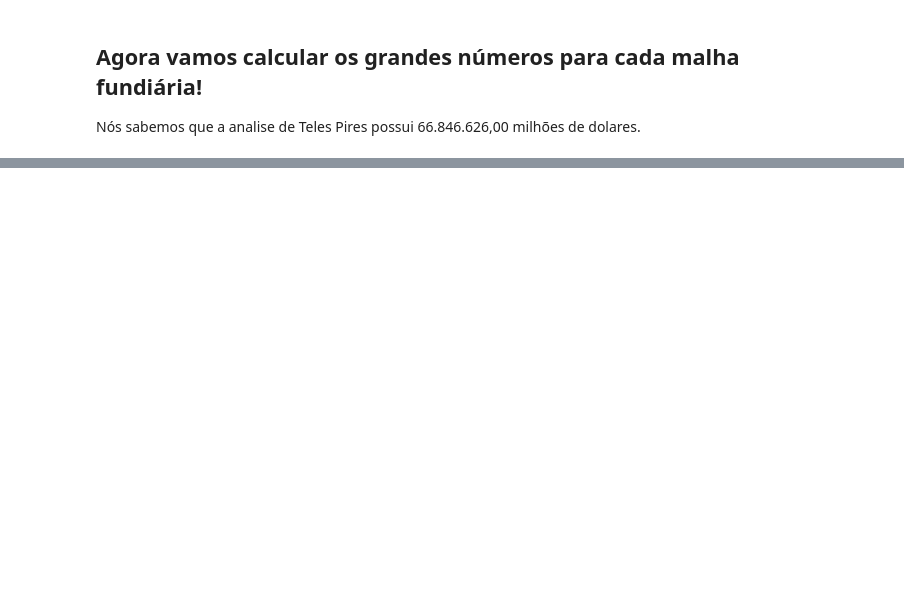
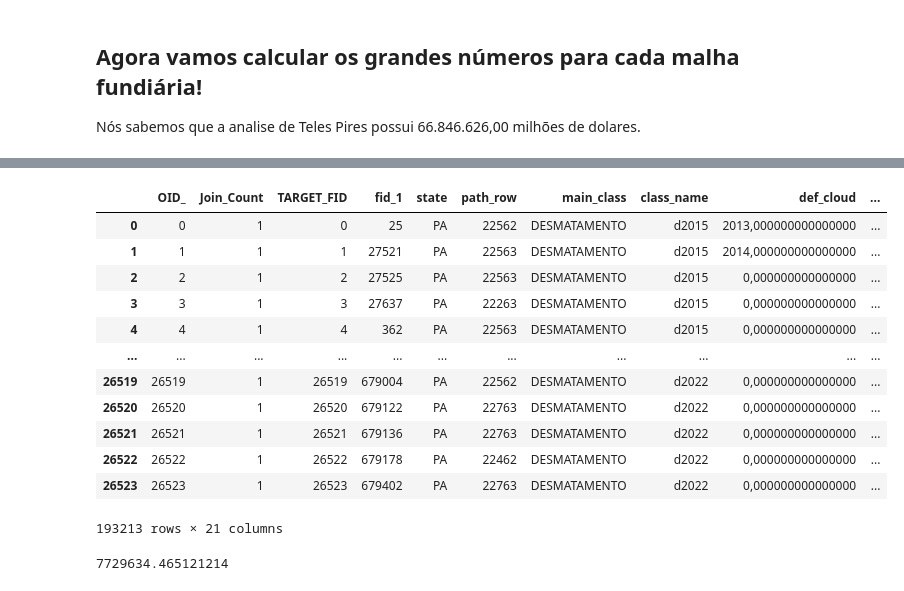
Before and after one commit to EduMinsky/AnaliseTelesPires, a Jupyter notebook: Analise Teles Pires.ipynb, the cells around one changed output, grey strips where cells are left out. Saved outputs shown, nothing was run; the diff lists cells and outputs as text; code cells hidden in the pictures; blank space fills up the shorter version.

```diff
--- a/Analise Teles Pires.ipynb
+++ b/Analise Teles Pires.ipynb
@@ -149,8 +111,0 @@ my_list_files
-# %%
-#Lendo os arquivos, alimentando  a lista de DFs e criando uma coluna com que tipo de malha é
-
-pd_list = []
-for i in range(len(my_list_files)):
-    a = pd.read_csv(my_list_files[i],sep = ';')
-    a['Malha'] = malha[i]
-    pd_list.append(a)
@@ -175,10 +111,0 @@ pd_list[5]['area_geom'] = pd_list[5]['area_geom'].str.replace(',','.').astype('f
-# %%
-#Retendo apenas as colunas year, area_geom e Malha
-pd_list2 = []
-for i in range(len(pd_list)):
-    a = pd_list[i][['year','area_geom','Malha']]
-    a['CumulativeSum'] = a.sort_values(by='year')['area_geom'].cumsum()
-    pd_list2.append(a)
-
-#Concatenando
-pd_concated = pd.concat(pd_list2,ignore_index=True)
@@ -222,0 +112,9 @@ ax.legend(bbox_to_anchor=(0.99, 1))
+# %%
+#Lendo os arquivos dos spatial join de alerta por dolar de teles pires
+diretorio = "C:/Users/"+usuario+"/Dropbox (CPI)/EduardoMinsky/Analise_TellesPires/Analise_Current/FeaturesTable/Dolar_PorAlerta/"
+files = glob.glob(diretorio+'*.csv')
+files_alertas_teles = []
+for i in range(len(files)):
+    files_alertas_teles.append(pd.read_csv(files[i],sep=';'))
+all_desmat_dol = pd.concat(files_alertas_teles)
+all_desmat_dol.info()
@@ -222,0 +139,21 @@ ax.legend(bbox_to_anchor=(0.99, 1))
+# %%
+#Transformando as colunas de numero em numeric
+all_desmat_dol['year'] = all_desmat_dol['year'].str.replace(',','.').astype('float')
+all_desmat_dol['areaDesmat'] = all_desmat_dol['areaDesmat'].str.replace(',','.').astype('float')
+# %%
+all_desmat_dol['AreaDesmatadaDolarizada'] = all_desmat_dol['areaDesmat']*all_desmat_dol['gridcode']
+all_desmat_dol
+# %% [output]
+|  | OID_ | Join_Count | TARGET_FID | fid_1 | state | path_row | main_class | class_name | def_cloud | ... |
+| 0 | 0 | 1 | 0 | 25 | PA | 22562 | DESMATAMENTO | d2015 | 2013,000000000000000 | ... |
+| 1 | 1 | 1 | 1 | 27521 | PA | 22563 | DESMATAMENTO | d2015 | 2014,000000000000000 | ... |
+| 2 | 2 | 1 | 2 | 27525 | PA | 22563 | DESMATAMENTO | d2015 | 0,000000000000000 | ... |
+| 3 | 3 | 1 | 3 | 27637 | PA | 22263 | DESMATAMENTO | d2015 | 0,000000000000000 | ... |
+| 4 | 4 | 1 | 4 | 362 | PA | 22563 | DESMATAMENTO | d2015 | 0,000000000000000 | ... |
+| ... | ... | ... | ... | ... | ... | ... | ... | ... | ... | ... |
+| 26519 | 26519 | 1 | 26519 | 679004 | PA | 22562 | DESMATAMENTO | d2022 | 0,000000000000000 | ... |
+| 26520 | 26520 | 1 | 26520 | 679122 | PA | 22763 | DESMATAMENTO | d2022 | 0,000000000000000 | ... |
+| 26521 | 26521 | 1 | 26521 | 679136 | PA | 22763 | DESMATAMENTO | d2022 | 0,000000000000000 | ... |
+| 26522 | 26522 | 1 | 26522 | 679178 | PA | 22462 | DESMATAMENTO | d2022 | 0,000000000000000 | ... |
+| 26523 | 26523 | 1 | 26523 | 679402 | PA | 22763 | DESMATAMENTO | d2022 | 0,000000000000000 | ... |
+193213 rows × 21 columns
@@ -222,0 +186,21 @@ ax.legend(bbox_to_anchor=(0.99, 1))
+# %%
+import itertools
+desmat_dolarizado_assentamento.fid_1.unique()
+desmat_dolarizado_car.fid_1.unique()
+desmat_dolarizado_flora.fid_1.unique()
+desmat_dolarizado_SIGEF.fid_1.unique()
+desmat_dolarizado_SNUC.fid_1.unique()
+desmat_dolarizado_TI.fid_1.unique()
+
+
+
+result = list(itertools.chain(desmat_dolarizado_assentamento.fid_1.unique(),
+                              desmat_dolarizado_car.fid_1.unique(),
+                             desmat_dolarizado_flora.fid_1.unique(),desmat_dolarizado_SIGEF.fid_1.unique(),
+                             desmat_dolarizado_SNUC.fid_1.unique(),desmat_dolarizado_TI.fid_1.unique()))
+result
+
+desmatamentoSemMalha = all_desmat_dol[~all_desmat_dol['fid_1'].isin(result)]
+desmatamentoSemMalha
+# %% [output]
+7729634.465121214
```
Also changed, not shown: parts of 23 cells of this notebook.
